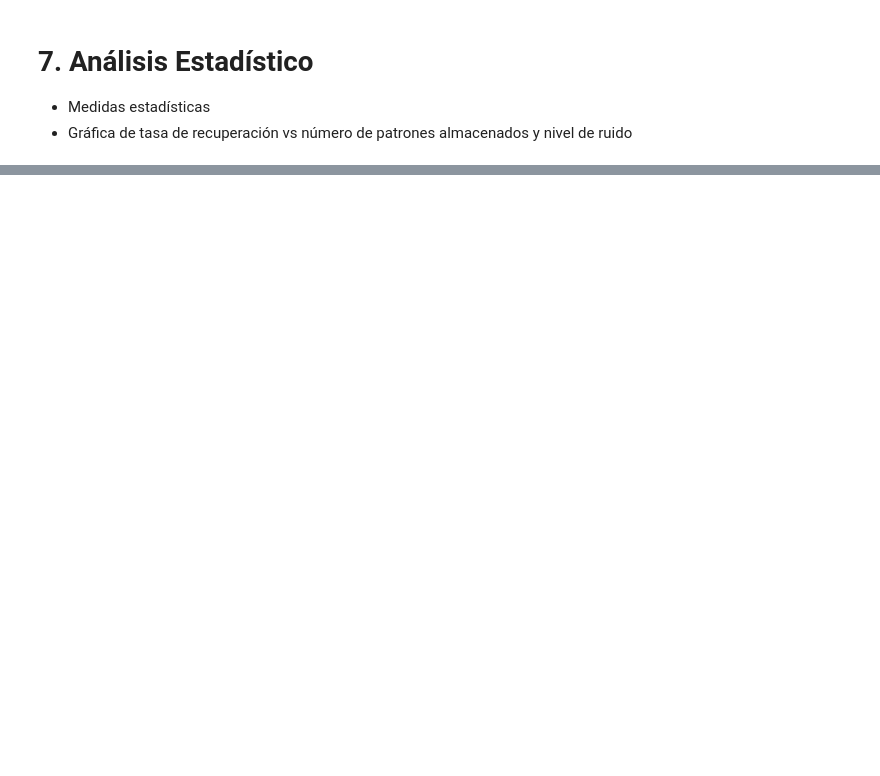
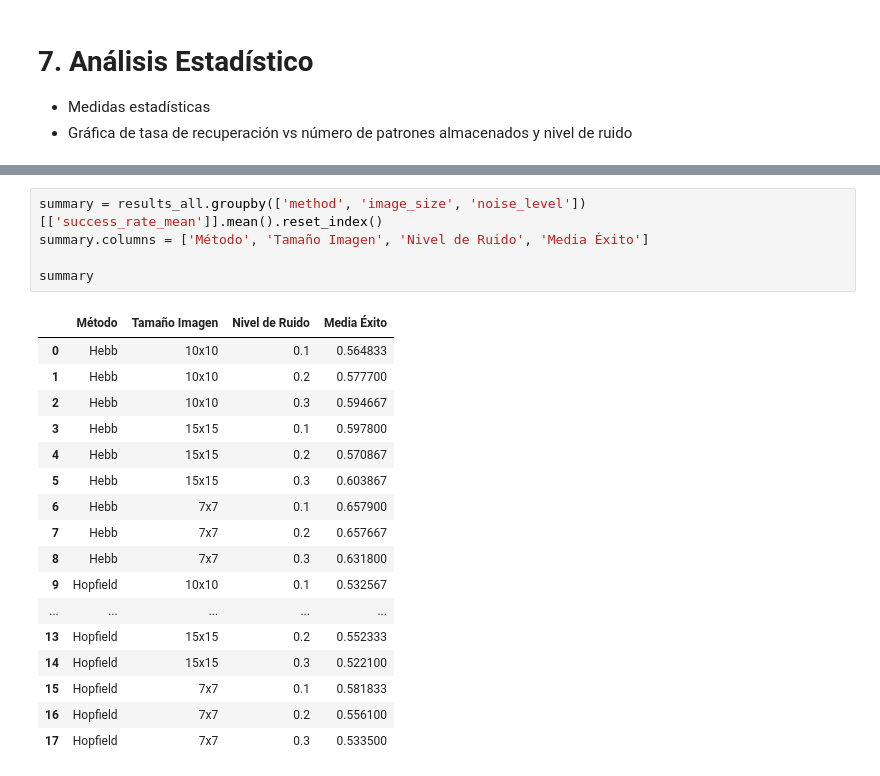
Before and after one commit to porto-o/Char-Recognition, a Jupyter notebook: Char_recognition.ipynb, the cells around one changed output, grey strips where cells are left out. Drawn from its saved outputs; the diff is of its cells as text; blank space fills up the shorter version.

```diff
--- a/Char_recognition.ipynb
+++ b/Char_recognition.ipynb
@@ -359,0 +422,23 @@ NameError: name 'w15' is not defined
+# %%
+summary = results_all.groupby(['method', 'image_size', 'noise_level'])[['success_rate_mean']].mean().reset_index()
+summary.columns = ['Método', 'Tamaño Imagen', 'Nivel de Ruido', 'Media Éxito']
+
+summary
+# %% [output]
+|  | Método | Tamaño Imagen | Nivel de Ruido | Media Éxito |
+| 0 | Hebb | 10x10 | 0.1 | 0.564833 |
+| 1 | Hebb | 10x10 | 0.2 | 0.577700 |
+| 2 | Hebb | 10x10 | 0.3 | 0.594667 |
+| 3 | Hebb | 15x15 | 0.1 | 0.597800 |
+| 4 | Hebb | 15x15 | 0.2 | 0.570867 |
+| 5 | Hebb | 15x15 | 0.3 | 0.603867 |
+| 6 | Hebb | 7x7 | 0.1 | 0.657900 |
+| 7 | Hebb | 7x7 | 0.2 | 0.657667 |
+| 8 | Hebb | 7x7 | 0.3 | 0.631800 |
+| 9 | Hopfield | 10x10 | 0.1 | 0.532567 |
+| ... | ... | ... | ... | ... |
+| 13 | Hopfield | 15x15 | 0.2 | 0.552333 |
+| 14 | Hopfield | 15x15 | 0.3 | 0.522100 |
+| 15 | Hopfield | 7x7 | 0.1 | 0.581833 |
+| 16 | Hopfield | 7x7 | 0.2 | 0.556100 |
+| 17 | Hopfield | 7x7 | 0.3 | 0.533500 |
```
Also changed, not shown: parts of 16 cells of this notebook.
